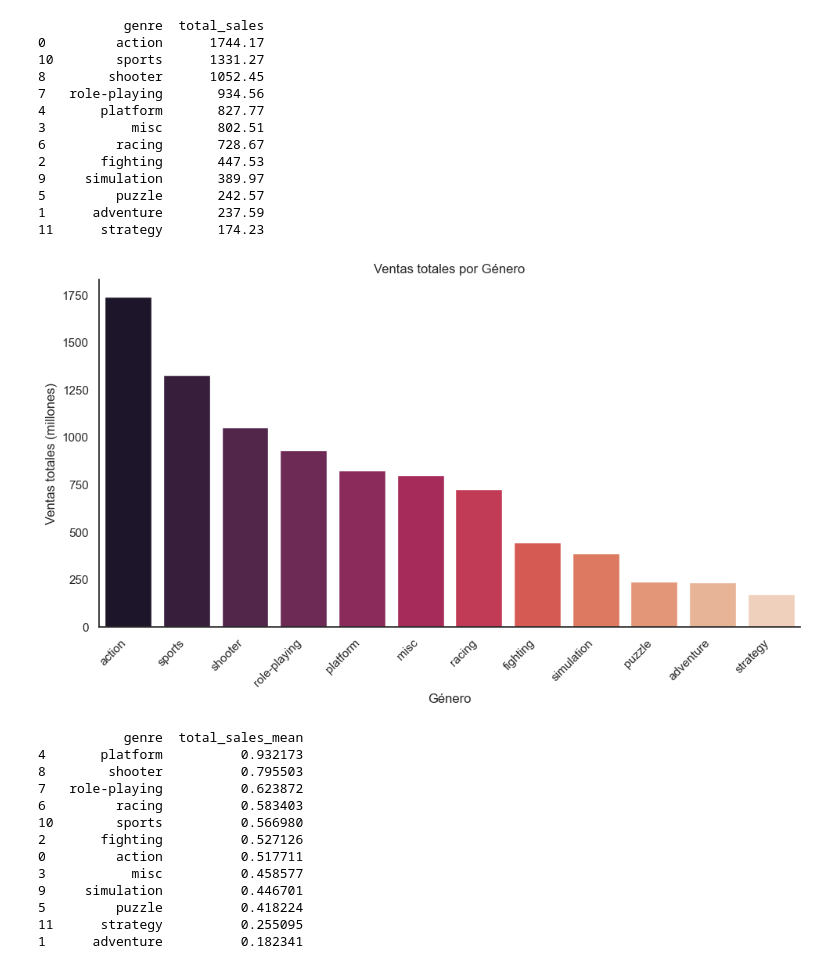
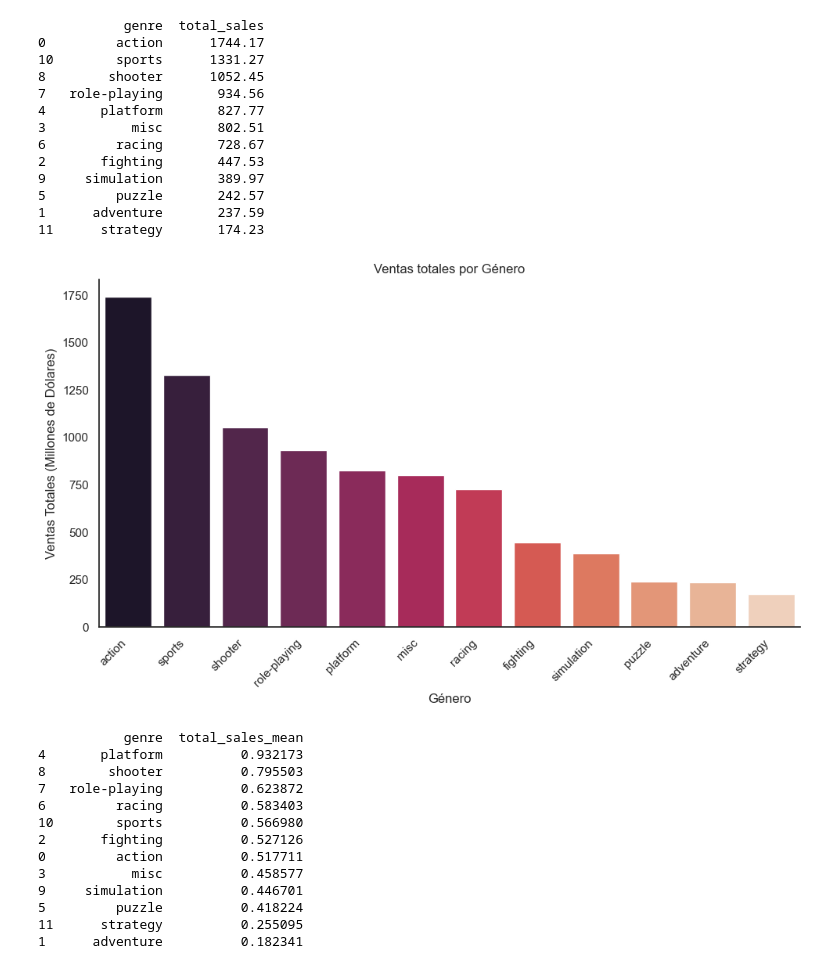
Before and after one commit to santiagoparada/ice-video-game-success-analysis, a Jupyter notebook: notebooks/ice_video_game_success_analysis.ipynb, the cells around one changed output. Drawn from its saved outputs; the diff is of its cells as text; code cells hidden in the pictures.

Commit message:
Refine notebook structure, visualizations, conclusions, and README

```diff
--- a/notebooks/ice_video_game_success_analysis.ipynb
+++ b/notebooks/ice_video_game_success_analysis.ipynb
@@ -1032,8 +1019,8 @@ plt.show()
 Géneros con mayor desempeño comercial.
 # %%
 genre_profit = (
-    games_by_year.assign(
-        total_sales = games_by_year['total_sales']
+    df.assign(
+        total_sales = df['na_sales'] + df['eu_sales'] + df['jp_sales'] + df['other_sales']
     )
     .groupby('genre', as_index=False)['total_sales']
     .sum()
@@ -1058,25 +1045,25 @@ print(genre_profit)
 # %%
 sns.set_theme(style="white")
 
 plt.figure(figsize=(10, 6))
 ax = sns.barplot(
     data=genre_profit,
     x='genre',
     y='total_sales',
     hue='genre',       # cada género con color distinto
     palette='rocket',
     dodge=False
 )
 
 
 plt.xticks(rotation=45, ha='right')
 plt.title('Ventas totales por Género')
 plt.xlabel('Género')
-plt.ylabel('Ventas totales (millones)')
+plt.ylabel('Ventas Totales (Millones de Dólares)')
 sns.despine()
 plt.tight_layout()
 plt.show()
 # %% [output]
-[figure, old version]
+[figure, new version]
 # %%
 genre_profit_mean = (
```
Also changed, not shown: parts of 18 cells of this notebook, 1 other file.
